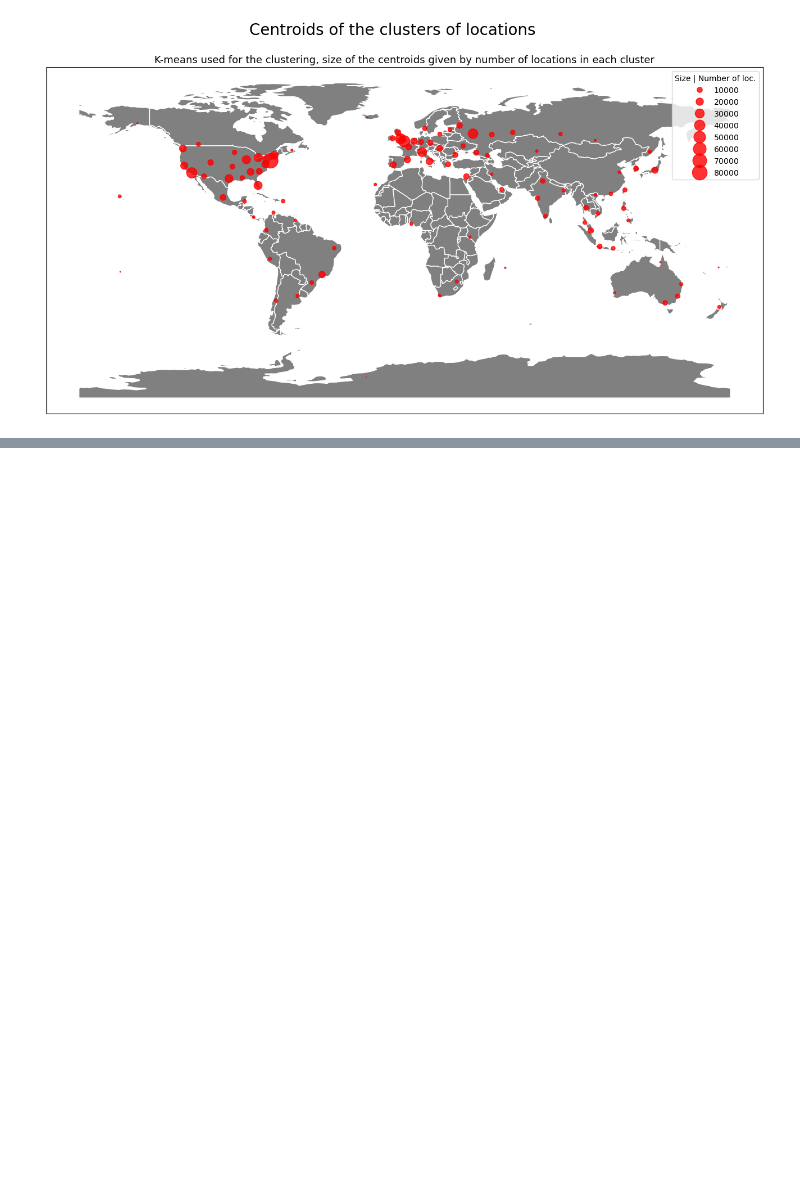
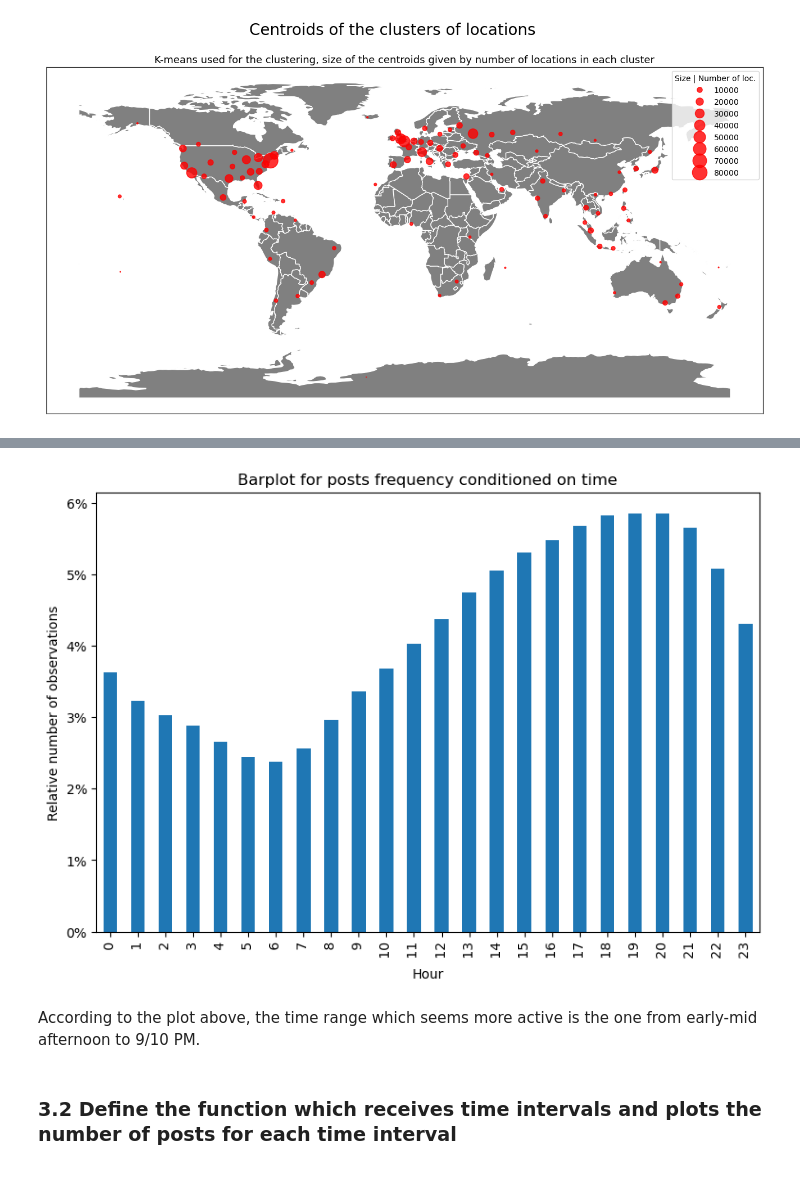
Before and after one commit to sim2000dg/adm_hw2-group30, a Jupyter notebook: Homework2_30thGroup.ipynb, the cells around one changed output, grey strips where cells are left out. Saved outputs shown, nothing was run; the diff lists cells and outputs as text; code cells hidden in the pictures; blank space fills up the shorter version.

```diff
--- a/Homework2_30thGroup.ipynb
+++ b/Homework2_30thGroup.ipynb
@@ -351,0 +537,18 @@ plt.show()
+# %%
+# print(((posts.cts.dt.hour.value_counts(True)*100).sort_index()).round(2).astype("str").add("%").to_markdown())
+plt.figure(figsize=(9, 6))
+posts.cts.dt.hour.value_counts(True).sort_index().plot.bar()
+plt.xlabel("Hour")
+plt.ylabel("Relative number of observations")
+plt.title("Barplot for posts frequency conditioned on time")
+plt.gca().xaxis.set_major_formatter(FormatStrFormatter('% .0f'))
+plt.gca().yaxis.set_major_formatter(PercentFormatter(xmax=1, decimals=0))
+plt.show()
+# The time range which seems more active is the one from early-mid afternoon to 9/10 PM.
+# %% [output]
+[figure, added]
+# %% [markdown]
+According to the plot above, the time range which seems more active is the one from early-mid afternoon to 9/10 PM.
+# %% [markdown]
+### 3.2 Define the function which receives time intervals and plots the number of posts for each time interval
+<a id = "rq3.2"></a>
```
Also changed, not shown: parts of 51 cells of this notebook, 4 other files.
